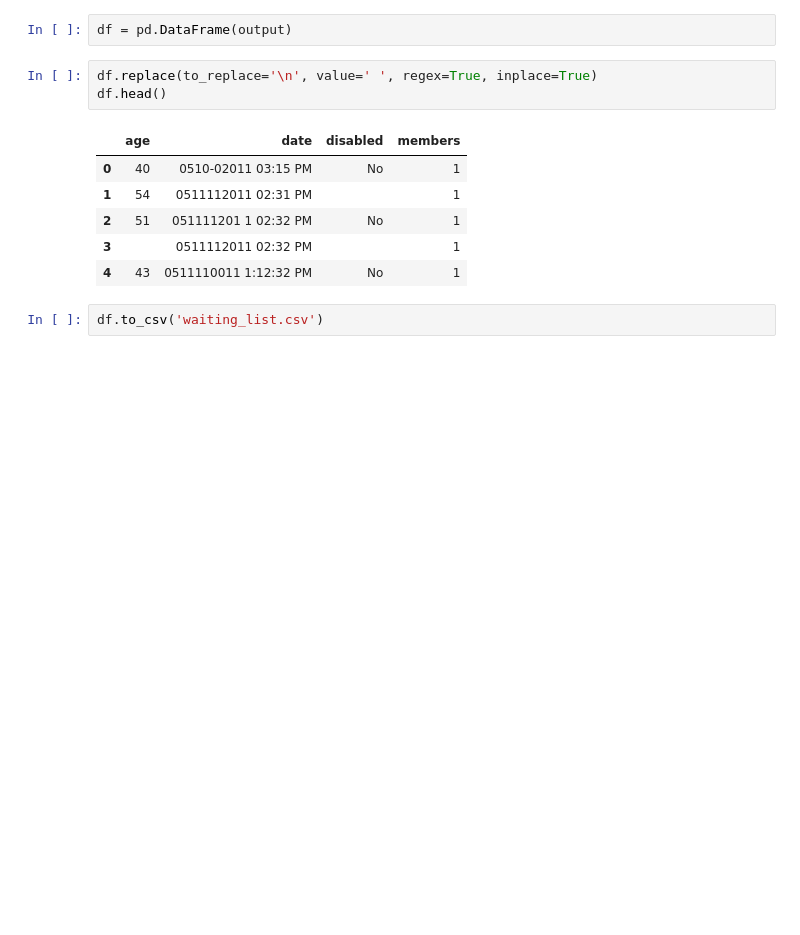
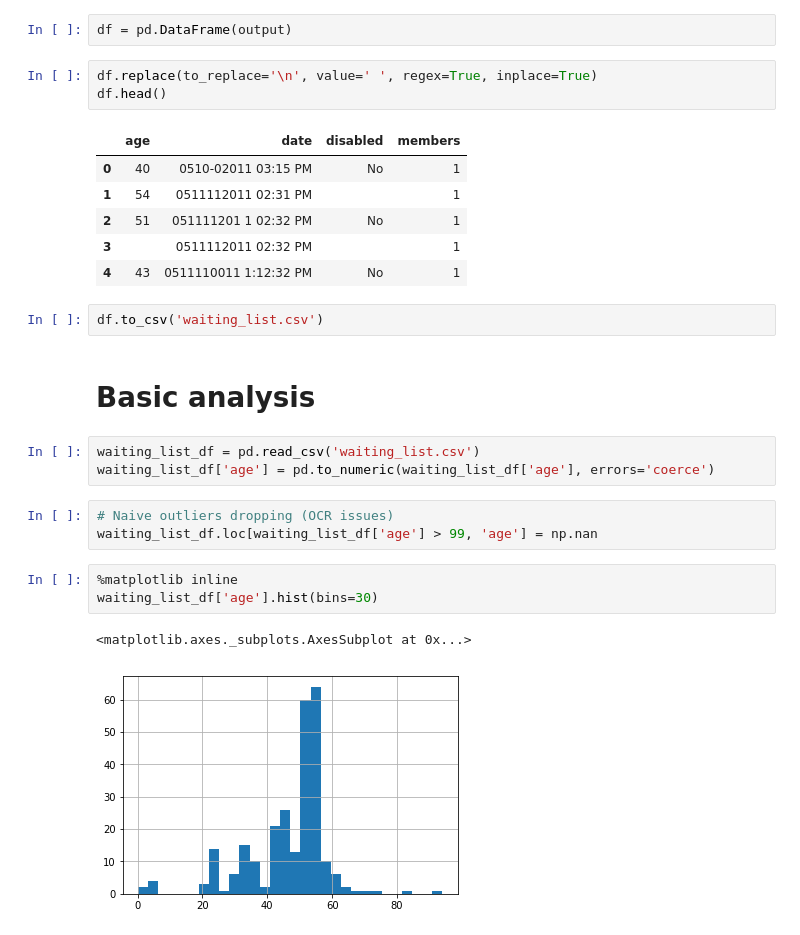
Before and after one commit to mathieulede/foundations, a Jupyter notebook: 15-Homework PDF-to-text/Waiting list for affordable housing/Waiting lists for affordable housing.ipynb, the cells around one changed output. Drawn from its saved outputs; the diff is of its cells as text; blank space fills up the shorter version.

```diff
--- a/15-Homework PDF-to-text/Waiting list for affordable housing/Waiting lists for affordable housing.ipynb
+++ b/15-Homework PDF-to-text/Waiting list for affordable housing/Waiting lists for affordable housing.ipynb
@@ -50,3 +53,17 @@ df.head()
 | 4 | 43 | 0511110011 1:12:32 PM | No | 1 |
 # %%
 df.to_csv('waiting_list.csv')
+# %% [markdown]
+# Basic analysis
+# %%
+waiting_list_df = pd.read_csv('waiting_list.csv')
+waiting_list_df['age'] = pd.to_numeric(waiting_list_df['age'], errors='coerce')
+# %%
+# Naive outliers dropping (OCR issues)
+waiting_list_df.loc[waiting_list_df['age'] > 99, 'age'] = np.nan
+# %%
+%matplotlib inline
+waiting_list_df['age'].hist(bins=30)
+# %% [output]
+<matplotlib.axes._subplots.AxesSubplot at 0x...>
+[figure, added]
```
Also changed, not shown: parts of 2 cells of this notebook, 13 other files.
